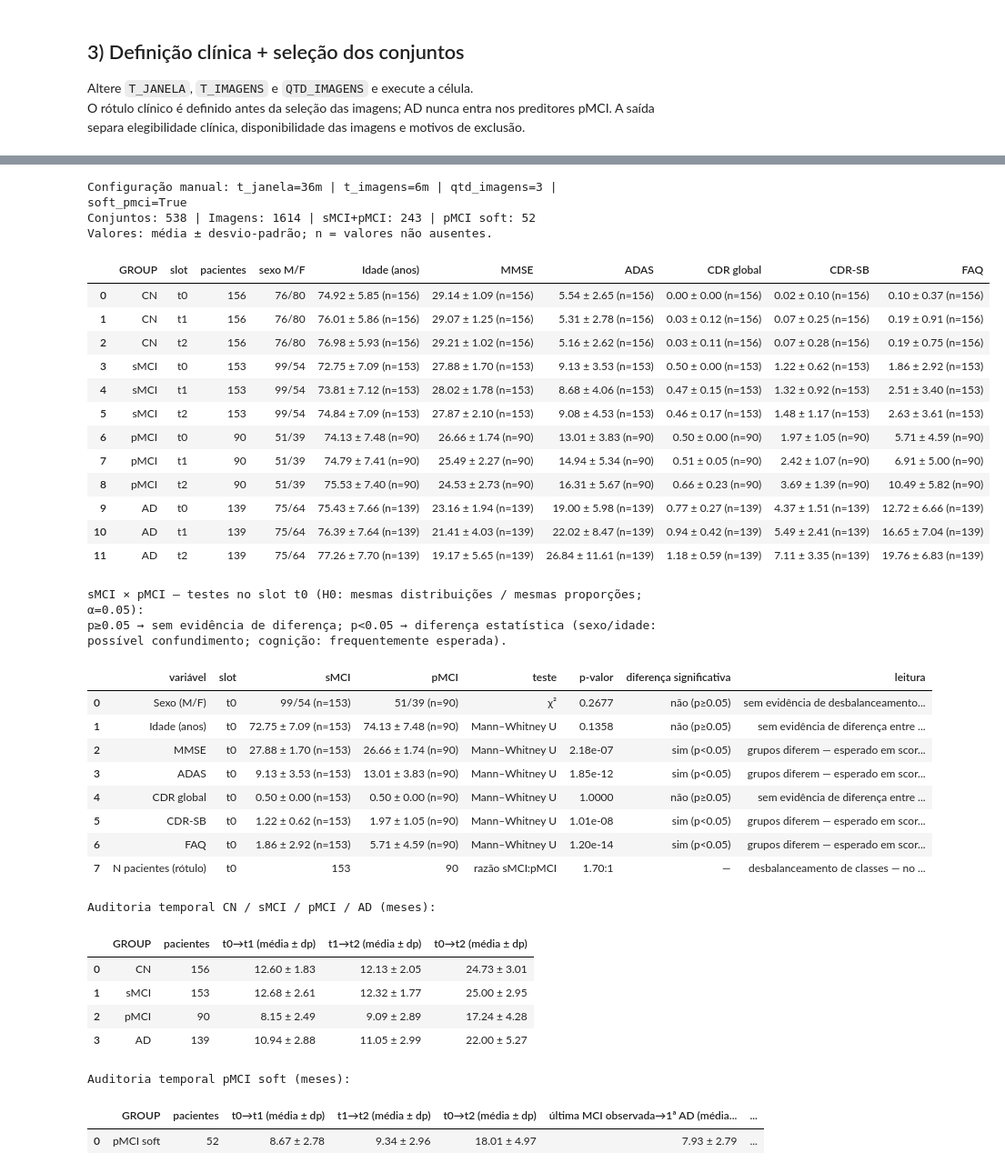
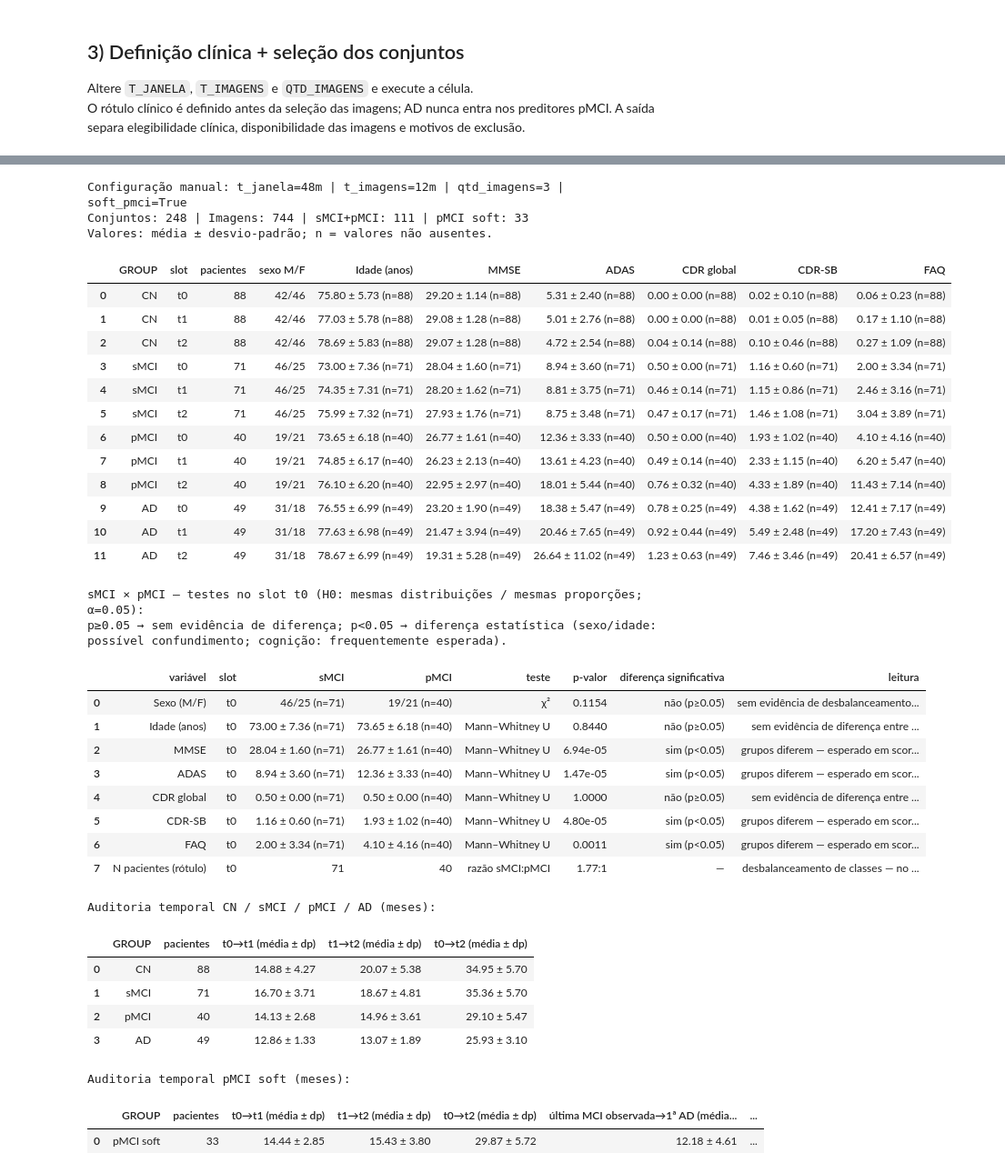
Before and after one commit to PauloMatheusGr/graphs, a Jupyter notebook: 1_dataset.ipynb, the cells around one changed output, grey strips where cells are left out. Shown at 91% size. Cells and saved outputs as stored; diff of their text form; code cells hidden in the pictures.

```diff
--- a/1_dataset.ipynb
+++ b/1_dataset.ipynb
@@ -997,7 +862,7 @@ Auditoria dos conjuntos pMCI soft (meses):
 # %%
 # 4) Características clínicas — DEFINA MANUALMENTE A CONFIGURAÇÃO AQUI
-T_JANELA_OPTIMO = 36    # meses do horizonte clínico
-T_IMAGENS_OPTIMO = 6    # gap mínimo entre imagens (meses)
+T_JANELA_OPTIMO = 48    # meses do horizonte clínico
+T_IMAGENS_OPTIMO = 12    # gap mínimo entre imagens (meses)
 QTD_IMAGENS_OPTIMO = 3  # imagens por conjunto
 SOFT_PMCI_OPTIMO = True  # True: permite a 1ª AD como última imagem pMCI
 
@@ -1238,65 +1103,65 @@ if not soft_optimo.empty:
         index="ID_PT", columns="slot", values="MRI_DATE", aggfunc="first"
     ).reindex(columns=audit_slots)
     temporal = {"GROUP": "pMCI soft", "pacientes": soft_optimo["ID_PT"].nunique()}
     for i in range(QTD_IMAGENS_OPTIMO - 1):
         delta = (
             soft_dates[audit_slots[i + 1]] - soft_dates[audit_slots[i]]
         ).dt.days / DAYS_PER_MONTH
         temporal[f"{audit_slots[i]}→{audit_slots[i + 1]} (média ± dp)"] = (
             f"{delta.mean():.2f} ± {delta.std():.2f}"
         )
     span = (
         soft_dates[audit_slots[-1]] - soft_dates[audit_slots[0]]
     ).dt.days / DAYS_PER_MONTH
     temporal[f"{audit_slots[0]}→{audit_slots[-1]} (média ± dp)"] = (
         f"{span.mean():.2f} ± {span.std():.2f}"
     )
     last_mci_ad = soft_optimo.drop_duplicates("ID_PT")[
         "last_mci_to_first_ad_months"
     ]
     temporal["última MCI observada→1ª AD (média ± dp)"] = (
         f"{last_mci_ad.mean():.2f} ± {last_mci_ad.std():.2f}"
     )
     temporal["última MCI observada→1ª AD (mediana)"] = (
         f"{last_mci_ad.median():.2f}"
     )
     print("\nAuditoria temporal pMCI soft (meses):")
     display(pd.DataFrame([temporal]))
 # %% [output]
-Configuração manual: t_janela=36m | t_imagens=6m | qtd_imagens=3 | soft_pmci=True
-Conjuntos: 538 | Imagens: 1614 | sMCI+pMCI: 243 | pMCI soft: 52
+Configuração manual: t_janela=48m | t_imagens=12m | qtd_imagens=3 | soft_pmci=True
+Conjuntos: 248 | Imagens: 744 | sMCI+pMCI: 111 | pMCI soft: 33
 Valores: média ± desvio-padrão; n = valores não ausentes.
 |  | GROUP | slot | pacientes | sexo M/F | Idade (anos) | MMSE | ADAS | CDR global | CDR-SB | FAQ |
-| 0 | CN | t0 | 156 | 76/80 | 74.92 ± 5.85 (n=156) | 29.14 ± 1.09 (n=156) | 5.54 ± 2.65 (n=156) | 0.00 ± 0.00 (n=156) | 0.02 ± 0.10 (n=156) | 0.10 ± 0.37 (n=156) |
-| 1 | CN | t1 | 156 | 76/80 | 76.01 ± 5.86 (n=156) | 29.07 ± 1.25 (n=156) | 5.31 ± 2.78 (n=156) | 0.03 ± 0.12 (n=156) | 0.07 ± 0.25 (n=156) | 0.19 ± 0.91 (n=156) |
-| 2 | CN | t2 | 156 | 76/80 | 76.98 ± 5.93 (n=156) | 29.21 ± 1.02 (n=156) | 5.16 ± 2.62 (n=156) | 0.03 ± 0.11 (n=156) | 0.07 ± 0.28 (n=156) | 0.19 ± 0.75 (n=156) |
-| 3 | sMCI | t0 | 153 | 99/54 | 72.75 ± 7.09 (n=153) | 27.88 ± 1.70 (n=153) | 9.13 ± 3.53 (n=153) | 0.50 ± 0.00 (n=153) | 1.22 ± 0.62 (n=153) | 1.86 ± 2.92 (n=153) |
-| 4 | sMCI | t1 | 153 | 99/54 | 73.81 ± 7.12 (n=153) | 28.02 ± 1.78 (n=153) | 8.68 ± 4.06 (n=153) | 0.47 ± 0.15 (n=153) | 1.32 ± 0.92 (n=153) | 2.51 ± 3.40 (n=153) |
-| 5 | sMCI | t2 | 153 | 99/54 | 74.84 ± 7.09 (n=153) | 27.87 ± 2.10 (n=153) | 9.08 ± 4.53 (n=153) | 0.46 ± 0.17 (n=153) | 1.48 ± 1.17 (n=153) | 2.63 ± 3.61 (n=153) |
-| 6 | pMCI | t0 | 90 | 51/39 | 74.13 ± 7.48 (n=90) | 26.66 ± 1.74 (n=90) | 13.01 ± 3.83 (n=90) | 0.50 ± 0.00 (n=90) | 1.97 ± 1.05 (n=90) | 5.71 ± 4.59 (n=90) |
-| 7 | pMCI | t1 | 90 | 51/39 | 74.79 ± 7.41 (n=90) | 25.49 ± 2.27 (n=90) | 14.94 ± 5.34 (n=90) | 0.51 ± 0.05 (n=90) | 2.42 ± 1.07 (n=90) | 6.91 ± 5.00 (n=90) |
-| 8 | pMCI | t2 | 90 | 51/39 | 75.53 ± 7.40 (n=90) | 24.53 ± 2.73 (n=90) | 16.31 ± 5.67 (n=90) | 0.66 ± 0.23 (n=90) | 3.69 ± 1.39 (n=90) | 10.49 ± 5.82 (n=90) |
-| 9 | AD | t0 | 139 | 75/64 | 75.43 ± 7.66 (n=139) | 23.16 ± 1.94 (n=139) | 19.00 ± 5.98 (n=139) | 0.77 ± 0.27 (n=139) | 4.37 ± 1.51 (n=139) | 12.72 ± 6.66 (n=139) |
-| 10 | AD | t1 | 139 | 75/64 | 76.39 ± 7.64 (n=139) | 21.41 ± 4.03 (n=139) | 22.02 ± 8.47 (n=139) | 0.94 ± 0.42 (n=139) | 5.49 ± 2.41 (n=139) | 16.65 ± 7.04 (n=139) |
-| 11 | AD | t2 | 139 | 75/64 | 77.26 ± 7.70 (n=139) | 19.17 ± 5.65 (n=139) | 26.84 ± 11.61 (n=139) | 1.18 ± 0.59 (n=139) | 7.11 ± 3.35 (n=139) | 19.76 ± 6.83 (n=139) |
+| 0 | CN | t0 | 88 | 42/46 | 75.80 ± 5.73 (n=88) | 29.20 ± 1.14 (n=88) | 5.31 ± 2.40 (n=88) | 0.00 ± 0.00 (n=88) | 0.02 ± 0.10 (n=88) | 0.06 ± 0.23 (n=88) |
+| 1 | CN | t1 | 88 | 42/46 | 77.03 ± 5.78 (n=88) | 29.08 ± 1.28 (n=88) | 5.01 ± 2.76 (n=88) | 0.00 ± 0.00 (n=88) | 0.01 ± 0.05 (n=88) | 0.17 ± 1.10 (n=88) |
+| 2 | CN | t2 | 88 | 42/46 | 78.69 ± 5.83 (n=88) | 29.07 ± 1.28 (n=88) | 4.72 ± 2.54 (n=88) | 0.04 ± 0.14 (n=88) | 0.10 ± 0.46 (n=88) | 0.27 ± 1.09 (n=88) |
+| 3 | sMCI | t0 | 71 | 46/25 | 73.00 ± 7.36 (n=71) | 28.04 ± 1.60 (n=71) | 8.94 ± 3.60 (n=71) | 0.50 ± 0.00 (n=71) | 1.16 ± 0.60 (n=71) | 2.00 ± 3.34 (n=71) |
+| 4 | sMCI | t1 | 71 | 46/25 | 74.35 ± 7.31 (n=71) | 28.20 ± 1.62 (n=71) | 8.81 ± 3.75 (n=71) | 0.46 ± 0.14 (n=71) | 1.15 ± 0.86 (n=71) | 2.46 ± 3.16 (n=71) |
+| 5 | sMCI | t2 | 71 | 46/25 | 75.99 ± 7.32 (n=71) | 27.93 ± 1.76 (n=71) | 8.75 ± 3.48 (n=71) | 0.47 ± 0.17 (n=71) | 1.46 ± 1.08 (n=71) | 3.04 ± 3.89 (n=71) |
+| 6 | pMCI | t0 | 40 | 19/21 | 73.65 ± 6.18 (n=40) | 26.77 ± 1.61 (n=40) | 12.36 ± 3.33 (n=40) | 0.50 ± 0.00 (n=40) | 1.93 ± 1.02 (n=40) | 4.10 ± 4.16 (n=40) |
+| 7 | pMCI | t1 | 40 | 19/21 | 74.85 ± 6.17 (n=40) | 26.23 ± 2.13 (n=40) | 13.61 ± 4.23 (n=40) | 0.49 ± 0.14 (n=40) | 2.33 ± 1.15 (n=40) | 6.20 ± 5.47 (n=40) |
+| 8 | pMCI | t2 | 40 | 19/21 | 76.10 ± 6.20 (n=40) | 22.95 ± 2.97 (n=40) | 18.01 ± 5.44 (n=40) | 0.76 ± 0.32 (n=40) | 4.33 ± 1.89 (n=40) | 11.43 ± 7.14 (n=40) |
+| 9 | AD | t0 | 49 | 31/18 | 76.55 ± 6.99 (n=49) | 23.20 ± 1.90 (n=49) | 18.38 ± 5.47 (n=49) | 0.78 ± 0.25 (n=49) | 4.38 ± 1.62 (n=49) | 12.41 ± 7.17 (n=49) |
+| 10 | AD | t1 | 49 | 31/18 | 77.63 ± 6.98 (n=49) | 21.47 ± 3.94 (n=49) | 20.46 ± 7.65 (n=49) | 0.92 ± 0.44 (n=49) | 5.49 ± 2.48 (n=49) | 17.20 ± 7.43 (n=49) |
+| 11 | AD | t2 | 49 | 31/18 | 78.67 ± 6.99 (n=49) | 19.31 ± 5.28 (n=49) | 26.64 ± 11.02 (n=49) | 1.23 ± 0.63 (n=49) | 7.46 ± 3.46 (n=49) | 20.41 ± 6.57 (n=49) |
 sMCI × pMCI — testes no slot t0 (H0: mesmas distribuições / mesmas proporções; α=0.05):
 p≥0.05 → sem evidência de diferença; p<0.05 → diferença estatística (sexo/idade: possível confundimento; cognição: frequentemente esperada).
 |  | variável | slot | sMCI | pMCI | teste | p-valor | diferença significativa | leitura |
-| 0 | Sexo (M/F) | t0 | 99/54 (n=153) | 51/39 (n=90) | χ² | 0.2677 | não (p≥0.05) | sem evidência de desbalanceamento... |
-| 1 | Idade (anos) | t0 | 72.75 ± 7.09 (n=153) | 74.13 ± 7.48 (n=90) | Mann–Whitney U | 0.1358 | não (p≥0.05) | sem evidência de diferença entre ... |
-| 2 | MMSE | t0 | 27.88 ± 1.70 (n=153) | 26.66 ± 1.74 (n=90) | Mann–Whitney U | 2.18e-07 | sim (p<0.05) | grupos diferem — esperado em scor... |
-| 3 | ADAS | t0 | 9.13 ± 3.53 (n=153) | 13.01 ± 3.83 (n=90) | Mann–Whitney U | 1.85e-12 | sim (p<0.05) | grupos diferem — esperado em scor... |
-| 4 | CDR global | t0 | 0.50 ± 0.00 (n=153) | 0.50 ± 0.00 (n=90) | Mann–Whitney U | 1.0000 | não (p≥0.05) | sem evidência de diferença entre ... |
-| 5 | CDR-SB | t0 | 1.22 ± 0.62 (n=153) | 1.97 ± 1.05 (n=90) | Mann–Whitney U | 1.01e-08 | sim (p<0.05) | grupos diferem — esperado em scor... |
-| 6 | FAQ | t0 | 1.86 ± 2.92 (n=153) | 5.71 ± 4.59 (n=90) | Mann–Whitney U | 1.20e-14 | sim (p<0.05) | grupos diferem — esperado em scor... |
-| 7 | N pacientes (rótulo) | t0 | 153 | 90 | razão sMCI:pMCI | 1.70:1 | — | desbalanceamento de classes — no ... |
+| 0 | Sexo (M/F) | t0 | 46/25 (n=71) | 19/21 (n=40) | χ² | 0.1154 | não (p≥0.05) | sem evidência de desbalanceamento... |
+| 1 | Idade (anos) | t0 | 73.00 ± 7.36 (n=71) | 73.65 ± 6.18 (n=40) | Mann–Whitney U | 0.8440 | não (p≥0.05) | sem evidência de diferença entre ... |
+| 2 | MMSE | t0 | 28.04 ± 1.60 (n=71) | 26.77 ± 1.61 (n=40) | Mann–Whitney U | 6.94e-05 | sim (p<0.05) | grupos diferem — esperado em scor... |
+| 3 | ADAS | t0 | 8.94 ± 3.60 (n=71) | 12.36 ± 3.33 (n=40) | Mann–Whitney U | 1.47e-05 | sim (p<0.05) | grupos diferem — esperado em scor... |
+| 4 | CDR global | t0 | 0.50 ± 0.00 (n=71) | 0.50 ± 0.00 (n=40) | Mann–Whitney U | 1.0000 | não (p≥0.05) | sem evidência de diferença entre ... |
+| 5 | CDR-SB | t0 | 1.16 ± 0.60 (n=71) | 1.93 ± 1.02 (n=40) | Mann–Whitney U | 4.80e-05 | sim (p<0.05) | grupos diferem — esperado em scor... |
+| 6 | FAQ | t0 | 2.00 ± 3.34 (n=71) | 4.10 ± 4.16 (n=40) | Mann–Whitney U | 0.0011 | sim (p<0.05) | grupos diferem — esperado em scor... |
+| 7 | N pacientes (rótulo) | t0 | 71 | 40 | razão sMCI:pMCI | 1.77:1 | — | desbalanceamento de classes — no ... |
 Auditoria temporal CN / sMCI / pMCI / AD (meses):
 |  | GROUP | pacientes | t0→t1 (média ± dp) | t1→t2 (média ± dp) | t0→t2 (média ± dp) |
-| 0 | CN | 156 | 12.60 ± 1.83 | 12.13 ± 2.05 | 24.73 ± 3.01 |
-| 1 | sMCI | 153 | 12.68 ± 2.61 | 12.32 ± 1.77 | 25.00 ± 2.95 |
-| 2 | pMCI | 90 | 8.15 ± 2.49 | 9.09 ± 2.89 | 17.24 ± 4.28 |
-| 3 | AD | 139 | 10.94 ± 2.88 | 11.05 ± 2.99 | 22.00 ± 5.27 |
+| 0 | CN | 88 | 14.88 ± 4.27 | 20.07 ± 5.38 | 34.95 ± 5.70 |
+| 1 | sMCI | 71 | 16.70 ± 3.71 | 18.67 ± 4.81 | 35.36 ± 5.70 |
+| 2 | pMCI | 40 | 14.13 ± 2.68 | 14.96 ± 3.61 | 29.10 ± 5.47 |
+| 3 | AD | 49 | 12.86 ± 1.33 | 13.07 ± 1.89 | 25.93 ± 3.10 |
 Auditoria temporal pMCI soft (meses):
 |  | GROUP | pacientes | t0→t1 (média ± dp) | t1→t2 (média ± dp) | t0→t2 (média ± dp) | última MCI observada→1ª AD (média... | ... |
-| 0 | pMCI soft | 52 | 8.67 ± 2.78 | 9.34 ± 2.96 | 18.01 ± 4.97 | 7.93 ± 2.79 | ... |
+| 0 | pMCI soft | 33 | 14.44 ± 2.85 | 15.43 ± 3.80 | 29.87 ± 5.72 | 12.18 ± 4.61 | ... |
 # %%
```
Also changed, not shown: parts of 11 cells of this notebook, 20 other files.
